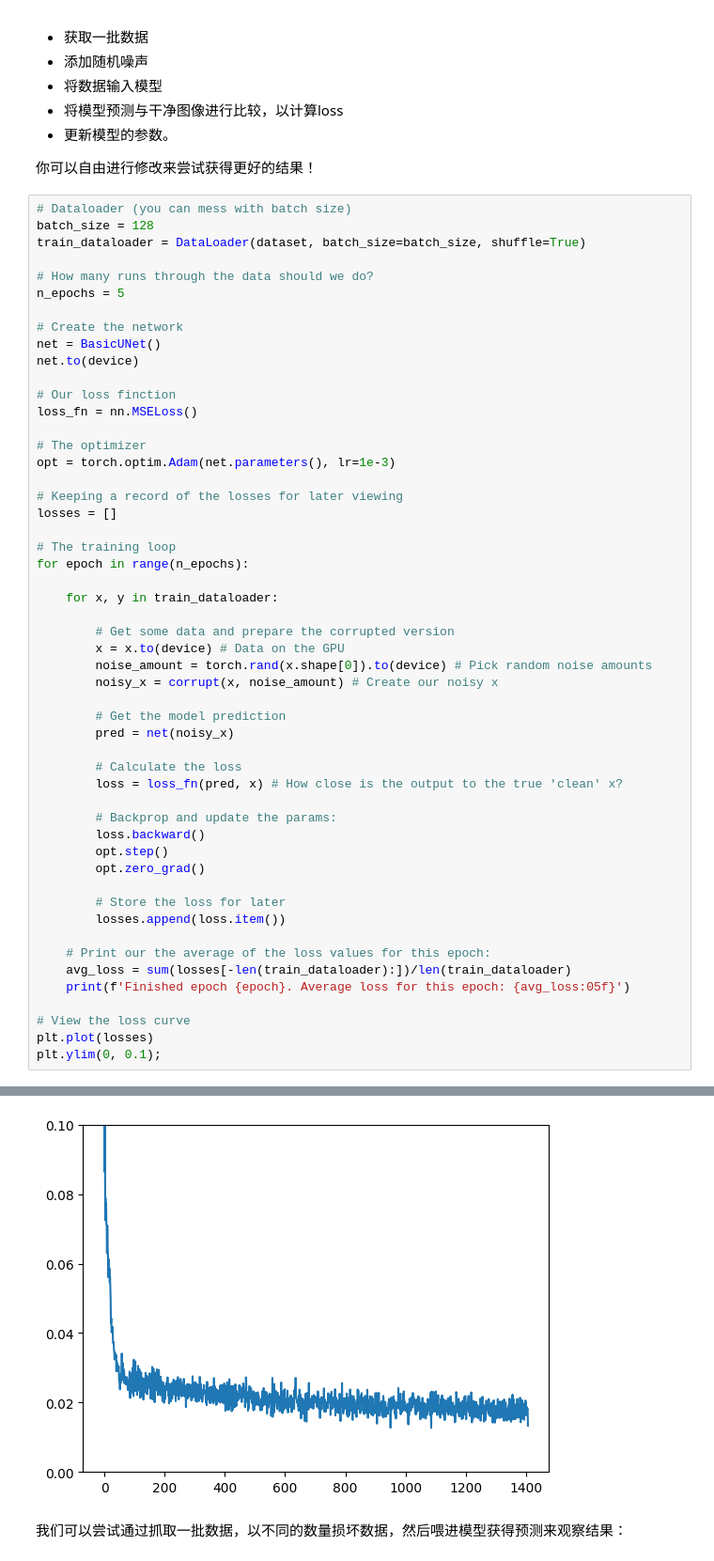
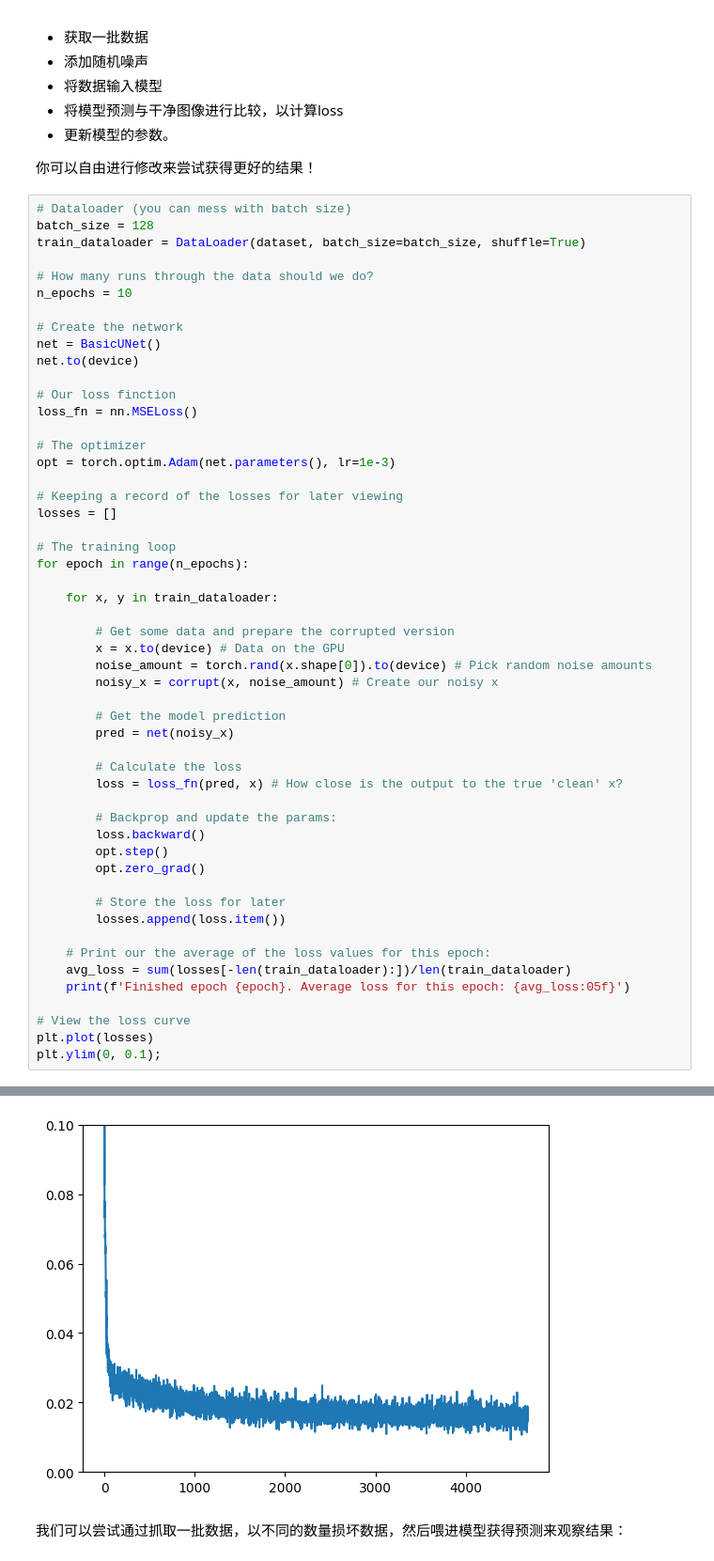
Before and after one commit to huachongxie/diffusion-models-class-CN, a Jupyter notebook: unit1/02_diffusion_models_from_scratch_CN.ipynb, the cells around one changed output, grey strips where cells are left out. Shown: that part at 94% size. Cells and saved outputs as stored; diff of their text form.

```diff
--- a/unit1/02_diffusion_models_from_scratch_CN.ipynb
+++ b/unit1/02_diffusion_models_from_scratch_CN.ipynb
@@ -180,7 +180,7 @@ batch_size = 128
 train_dataloader = DataLoader(dataset, batch_size=batch_size, shuffle=True)
 
 # How many runs through the data should we do?
-n_epochs = 5
+n_epochs = 10
 
 # Create the network
 net = BasicUNet()
@@ -233,4 +240,4 @@ Finished epoch 2. Average loss for this epoch: 0.018403
-[figure, old version]
+[figure, new version]
 # %% [markdown]
 我们可以尝试通过抓取一批数据，以不同的数量损坏数据，然后喂进模型获得预测来观察结果：
 # %%
```
Also changed, not shown: parts of 3 cells of this notebook.
